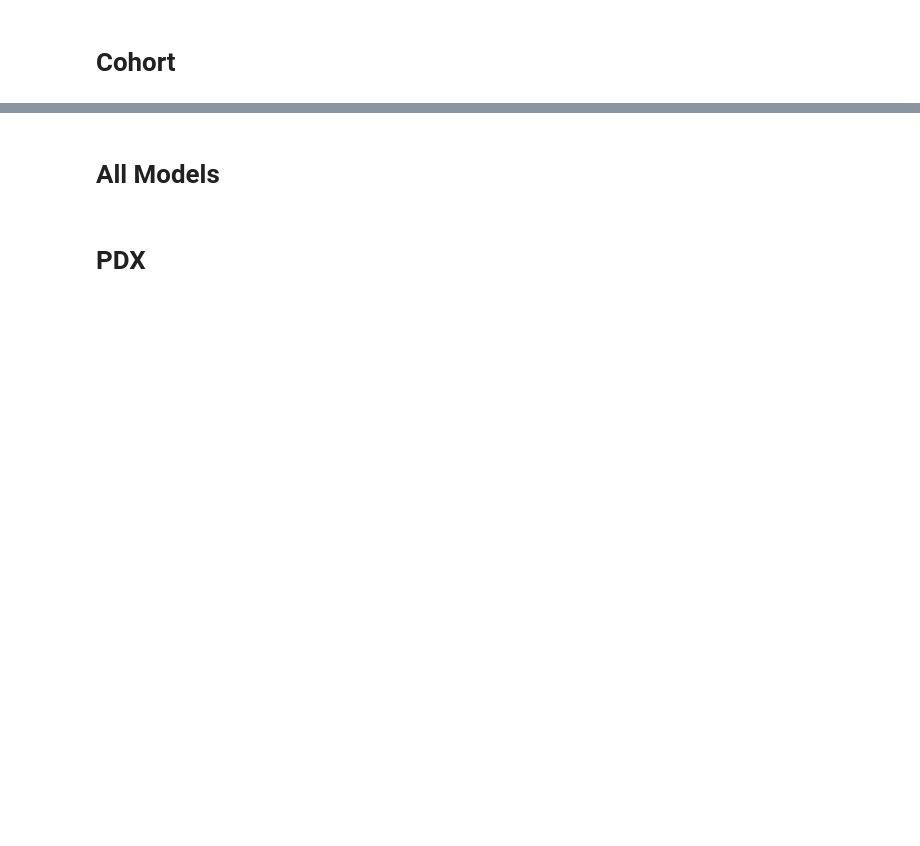
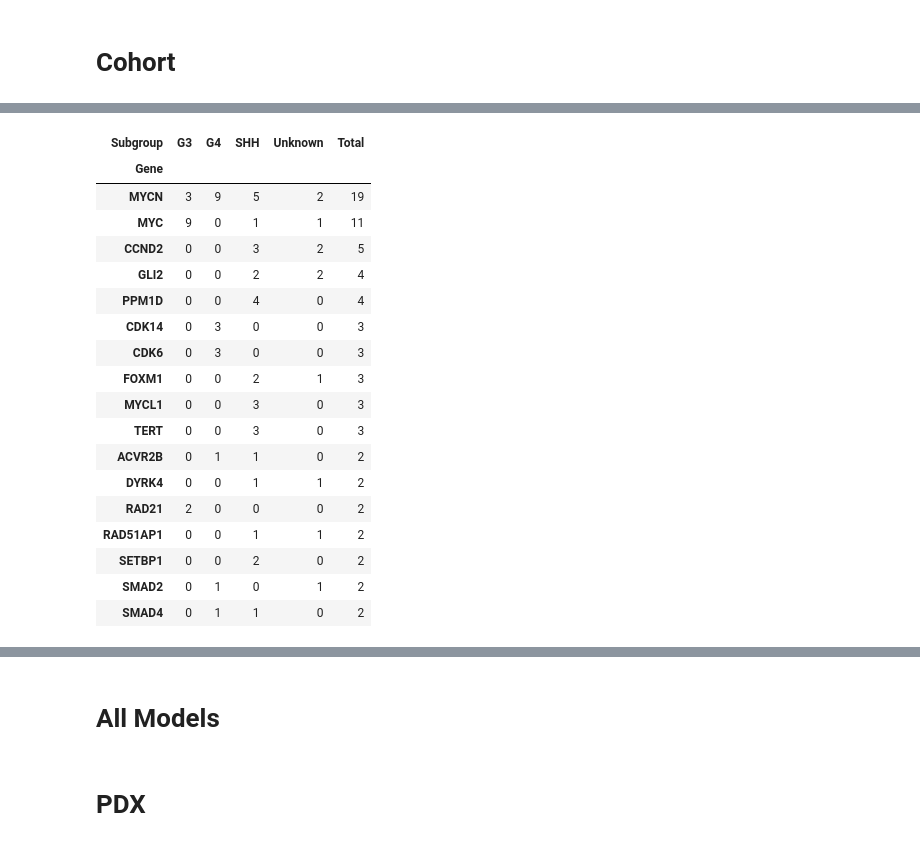
Before and after one commit to auberginekenobi/medullo-ecdna, a Jupyter notebook: amplified-genes/common-amplified-genes.ipynb, the cells around one changed output, grey strips where cells are left out. Cells and saved outputs as stored; diff of their text form; code cells hidden in the pictures; blank space fills up the shorter version.

```diff
--- a/amplified-genes/common-amplified-genes.ipynb
+++ b/amplified-genes/common-amplified-genes.ipynb
@@ -25,33 +28,2 @@ os.chdir('/mnt/c/Users/ochapman/Documents/Mesirov/medullo_ecDNA/amplified-interv
 # %% [markdown]
 # Cohort
-# %%
-subgroups = [
-    #'WNT',
-    'SHH',
-    'G3',
-    'G4',
-    'Unknown'
-]
-def load_metadata():
-    df = get.medullo_patients()
-    df['Subgroup'] = df['Subgroup'].fillna('Unknown')
-    return df
-def get_cohort_genes():
-    pdxdir='/mnt/c/Users/ochapman/Documents/Mesirov/medullo_ecDNA/amplified-intervals-bed/cohort-genes'
-    genedict={}
-    for file in os.listdir(pdxdir):
-        # Get subgroup
-        name = re.split(r'(_D\d?)?(_\d)?\..*\.bed',file)[0]
-        assert(name in meta.index)
-        subgroup = meta.loc[name,'Subgroup']
-        # Get genes
-        file = os.path.join(pdxdir,file)
-        with open(file) as f:
-            for line in f:
-                line=line.split()[3]
-                if not line in genedict.keys():
-                    genedict[line] = dict([(s,0) for s in subgroups])
-                genedict[line][subgroup]+=1
-    return genedict
-meta = load_metadata()
-cohort_dict = get_cohort_genes()
@@ -106 +154,6 @@ genes_of_interest = [
 ]
+# %%
+ct = pd.crosstab(df.gene, df.Subgroup)
+ct['Total'] = ct.apply(sum,axis='columns')
+ct.sort_values('Total',ascending=False,inplace=True)
+ct
@@ -107,10 +179,5 @@ genes_of_interest = [
 # %%
-cohort_df = pd.DataFrame(cohort_dict).transpose()
-cohort_df['Total'] = cohort_df.apply(sum,axis='columns')
-cohort_df.sort_values('Total',ascending=False,inplace=True)
-cohort_df.to_csv('gene_amplification_counts.tsv',sep='\t')
-
-ct = cohort_df.loc[genes_of_interest,]
+ct = ct.loc[genes_of_interest,]
 ct.index.rename('Gene',inplace=True)
 ct = ct.sort_values(by=['Total','Gene'],ascending=[False,True])
 colors = {
@@ -120,4 +187,26 @@ colors = {
     'G4':'green',
     'Unknown':'grey'
 }
+# %%
+ct
+# %% [output]
+| Subgroup | G3 | G4 | SHH | Unknown | Total |
+| Gene |  |  |  |  |  |
+| MYCN | 3 | 9 | 5 | 2 | 19 |
+| MYC | 9 | 0 | 1 | 1 | 11 |
+| CCND2 | 0 | 0 | 3 | 2 | 5 |
+| GLI2 | 0 | 0 | 2 | 2 | 4 |
+| PPM1D | 0 | 0 | 4 | 0 | 4 |
+| CDK14 | 0 | 3 | 0 | 0 | 3 |
+| CDK6 | 0 | 3 | 0 | 0 | 3 |
+| FOXM1 | 0 | 0 | 2 | 1 | 3 |
+| MYCL1 | 0 | 0 | 3 | 0 | 3 |
+| TERT | 0 | 0 | 3 | 0 | 3 |
+| ACVR2B | 0 | 1 | 1 | 0 | 2 |
+| DYRK4 | 0 | 0 | 1 | 1 | 2 |
+| RAD21 | 2 | 0 | 0 | 0 | 2 |
+| RAD51AP1 | 0 | 0 | 1 | 1 | 2 |
+| SETBP1 | 0 | 0 | 2 | 0 | 2 |
+| SMAD2 | 0 | 1 | 0 | 1 | 2 |
+| SMAD4 | 0 | 1 | 1 | 0 | 2 |
 # %%
```
Also changed, not shown: parts of 7 cells of this notebook, 6 other files.
